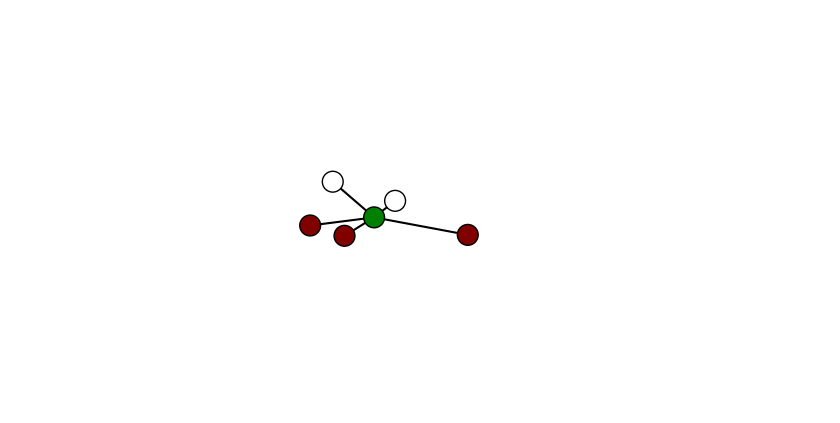
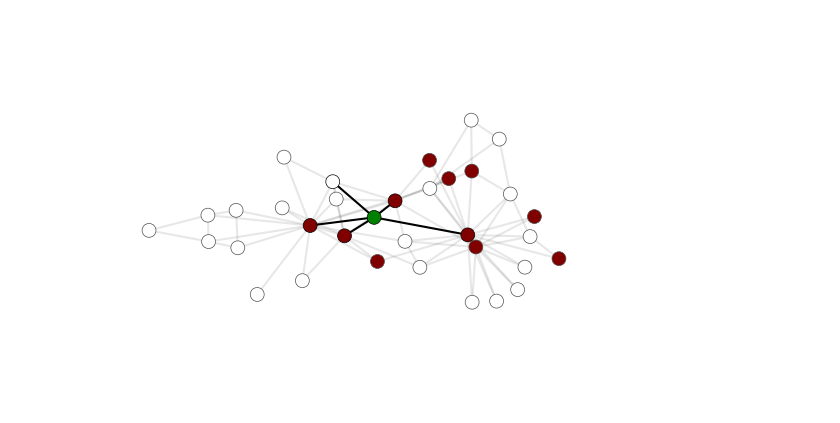
Before and after one commit to nwlandry/complex-network-reconstruction, a Jupyter notebook: plot_illustration.ipynb, the cells around one changed output. Drawn from its saved outputs; the diff is of its cells as text; code cells hidden in the pictures.

```diff
--- a/plot_illustration.ipynb
+++ b/plot_illustration.ipynb
@@ -8,6 +11,9 @@ el = zkc(format="edgelist")
 H = xgi.Hypergraph(el)
 A = zkc()
 n = A.shape[0]
+
+i = 13
+t = 56
 # %%
 gamma = 0.2
 b = 0.07
@@ -38,7 +26,25 @@ subH = xgi.Hypergraph(edgelist)
-# %%
-node_fc = ["white" if val == 0 else "maroon" for val in x[-1, subH.nodes]]
-node_fc[0] = "green"
-xgi.draw(subH, pos=pos, node_size=15, node_fc=node_fc)
-plt.show()
-# %% [output]
-[figure, removed]
+# %%
+infected_color = "maroon"
+susceptible_color = "white"
+subgraph_color = "black"
+graph_color = (0.1, 0.1, 0.1, 0.1)
+subgraph_node_lc = "black"
+graph_node_lc = (0.3, 0.3, 0.3)
+
+sg = H.nodes.memberships(i)
+nbrs = H.nodes.neighbors(i)
+nbrs.add(i)
+
+pos = xgi.pca_transform(xgi.pairwise_spring_layout(H, seed=5, k=0.3))
+node_fc = [infected_color if x[t, i] else susceptible_color for i in H.nodes]
+node_ec = [subgraph_node_lc if n in nbrs else graph_node_lc for n in H.nodes]
+node_fc[12] = "green"
+
+dyad_color = [subgraph_color if e in sg else graph_color for e in H.edges]
+
+
+xgi.draw(H, pos=pos, node_size=10, node_fc=node_fc, dyad_color=dyad_color, node_ec=node_ec, node_lw=0.5)
+plt.savefig("Figures/Fig1/graph.svg", dpi=1000)
+plt.show()
+# %% [output]
+[figure, added]
```
Also changed, not shown: parts of 7 cells of this notebook, 4 other files.
